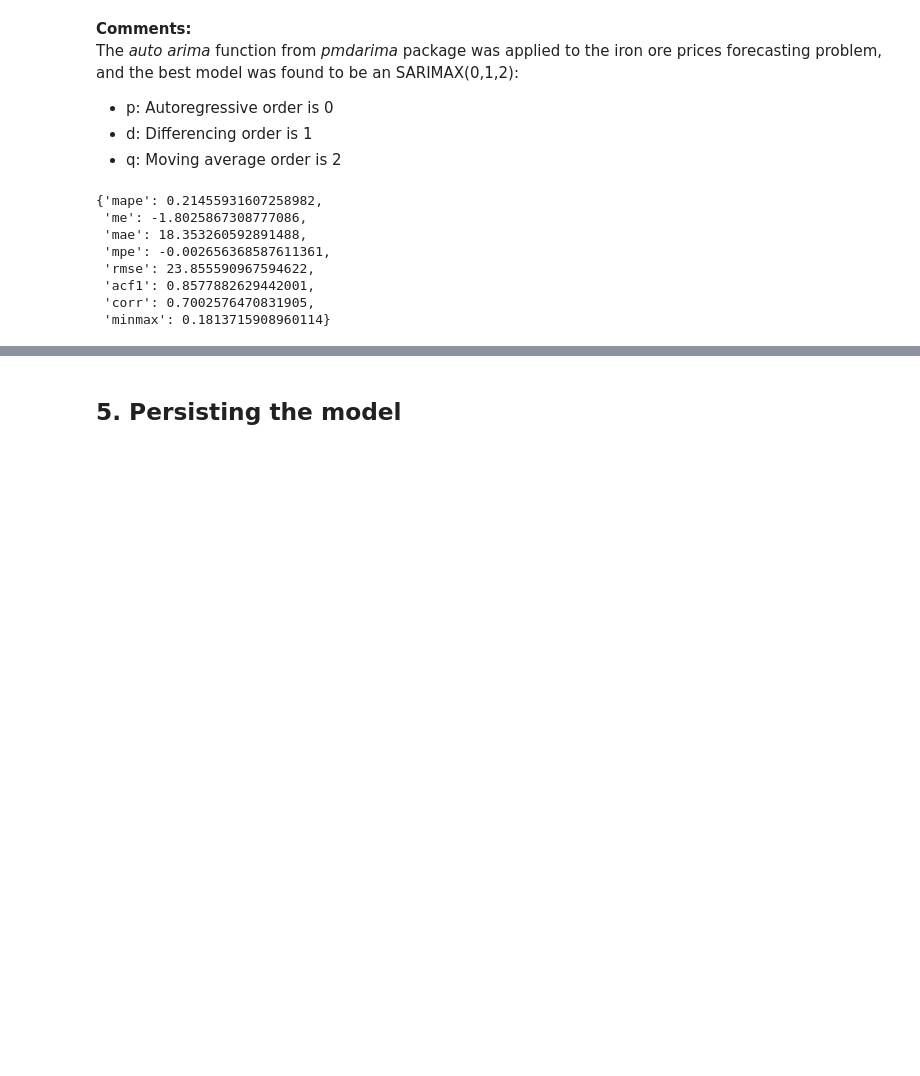
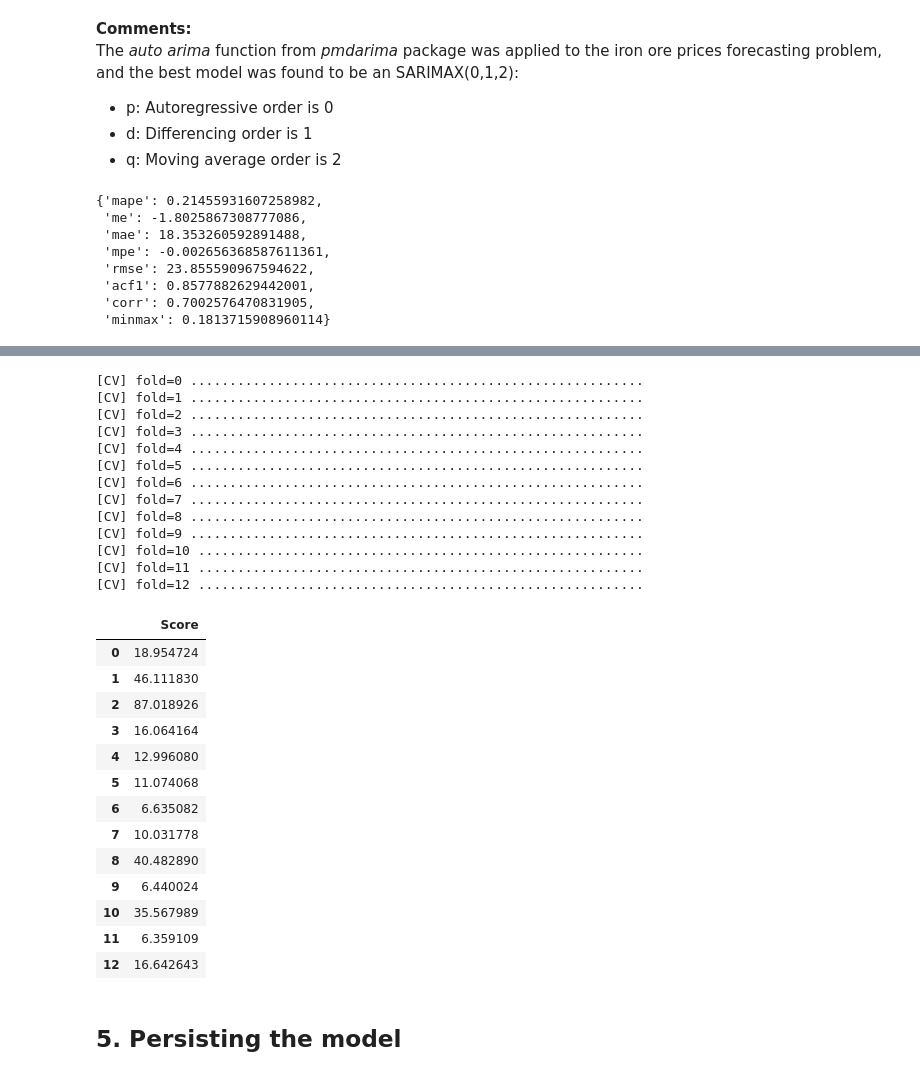
Before and after one commit to rejaneol/iron_ore_price_forecasting, a Jupyter notebook: iron-ore-prices-forecasting.ipynb, the cells around one changed output, grey strips where cells are left out. Saved outputs shown, nothing was run; the diff lists cells and outputs as text; code cells hidden in the pictures; blank space fills up the shorter version.

```diff
--- a/iron-ore-prices-forecasting.ipynb
+++ b/iron-ore-prices-forecasting.ipynb
@@ -818,3 +832,35 @@ The MAPE shows an improvement of 5%, and now it is 21%.
+# %%
+fold_scores = pd.DataFrame(pm.model_selection.cross_val_score(
+    arima2, y, cv=cv, verbose=2, scoring='smape'), columns=['Score'])
+fold_scores
+# %% [output]
+[CV] fold=0 ..........................................................
+[CV] fold=1 ..........................................................
+[CV] fold=2 ..........................................................
+[CV] fold=3 ..........................................................
+[CV] fold=4 ..........................................................
+[CV] fold=5 ..........................................................
+[CV] fold=6 ..........................................................
+[CV] fold=7 ..........................................................
+[CV] fold=8 ..........................................................
+[CV] fold=9 ..........................................................
+[CV] fold=10 .........................................................
+[CV] fold=11 .........................................................
+[CV] fold=12 .........................................................
+|  | Score |
+| 0 | 18.954724 |
+| 1 | 46.111830 |
+| 2 | 87.018926 |
+| 3 | 16.064164 |
+| 4 | 12.996080 |
+| 5 | 11.074068 |
+| 6 | 6.635082 |
+| 7 | 10.031778 |
+| 8 | 40.482890 |
+| 9 | 6.440024 |
+| 10 | 35.567989 |
+| 11 | 6.359109 |
+| 12 | 16.642643 |
 # %% [markdown]
 ## 5. Persisting the model
 # %%
```
Also changed, not shown: parts of 10 cells of this notebook.
